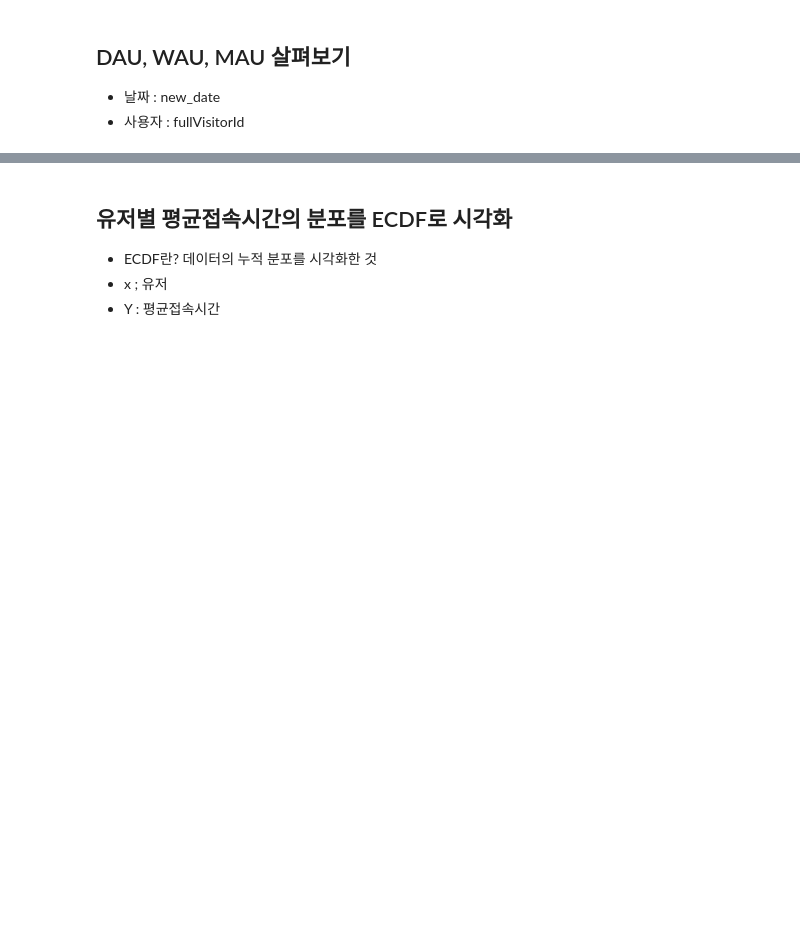
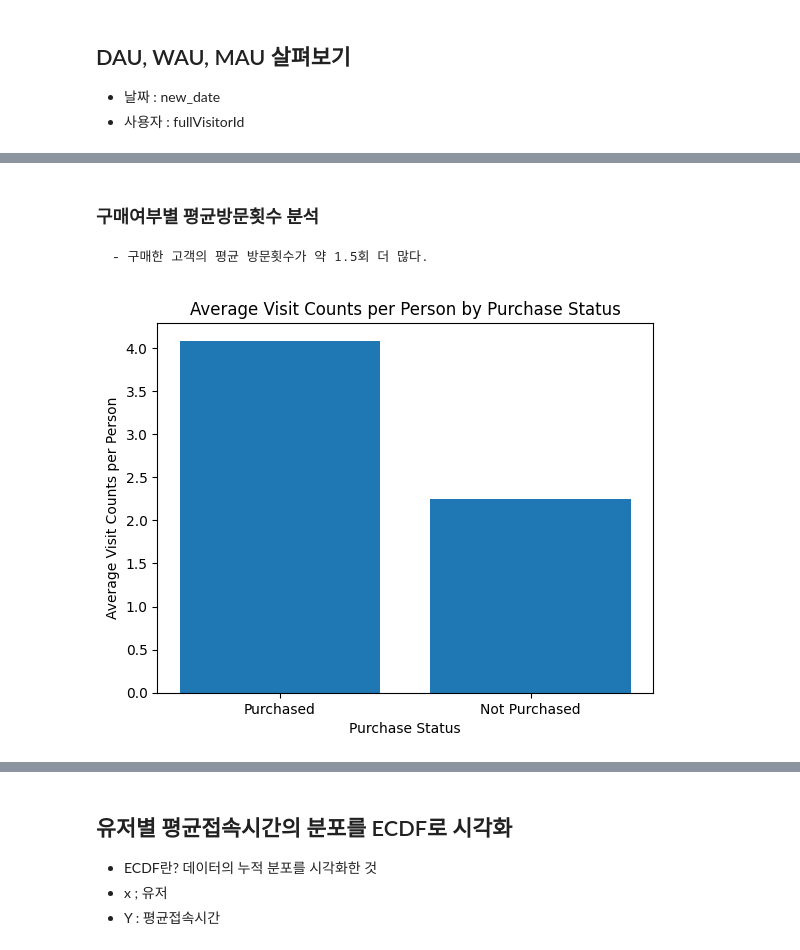
Before and after one commit to DIB-PP/-, a Jupyter notebook: project3_GA4_수경.ipynb, the cells around one changed output, grey strips where cells are left out. Cells and saved outputs as stored; diff of their text form; code cells hidden in the pictures; blank space fills up the shorter version.

```diff
--- a/project3_GA4_수경.ipynb
+++ b/project3_GA4_수경.ipynb
@@ -210,0 +301,17 @@ plt.legend()
+# %% [markdown]
+### 구매여부별 평균방문횟수 분석
+    - 구매한 고객의 평균 방문횟수가 약 1.5회 더 많다.
+# %%
+
+# 인당 평균 방문 횟수 계산
+purchased_avg_visit = purchased_customer['visitNumber'].mean()
+not_purchased_avg_visit = not_purchased_customer['visitNumber'].mean()
+
+# 그래프 그리기
+plt.bar(x=['Purchased', 'Not Purchased'], height=[purchased_avg_visit, not_purchased_avg_visit])
+plt.title('Average Visit Counts per Person by Purchase Status')
+plt.xlabel('Purchase Status')
+plt.ylabel('Average Visit Counts per Person')
+plt.show()
+# %% [output]
+[figure, added]
```
Also changed, not shown: parts of 20 cells of this notebook.
